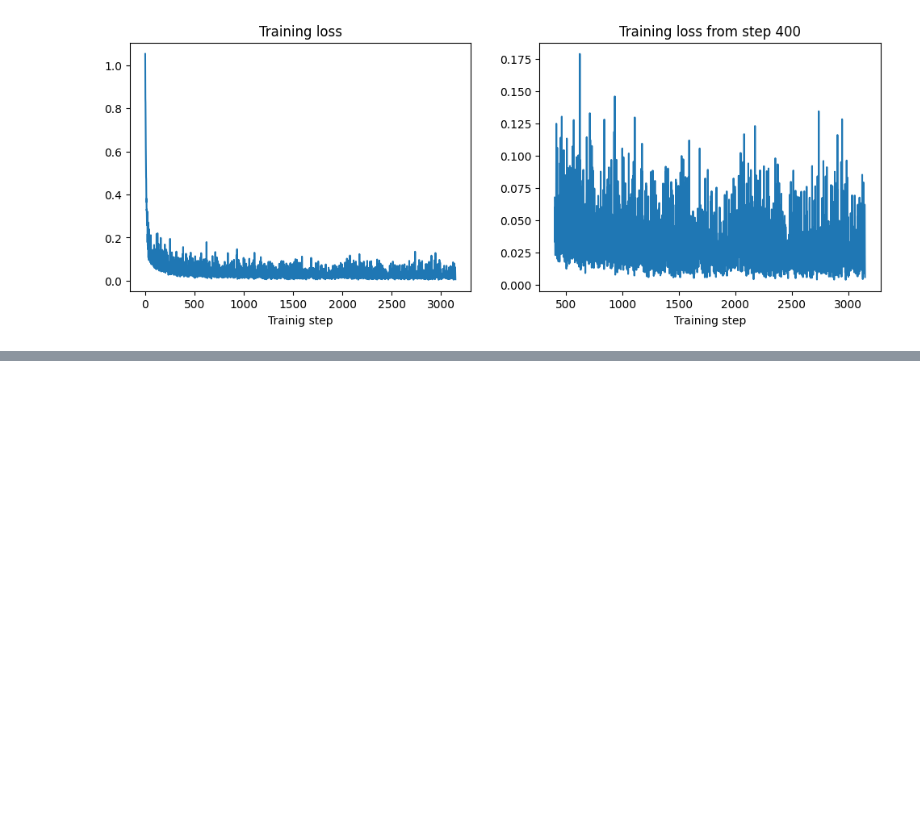
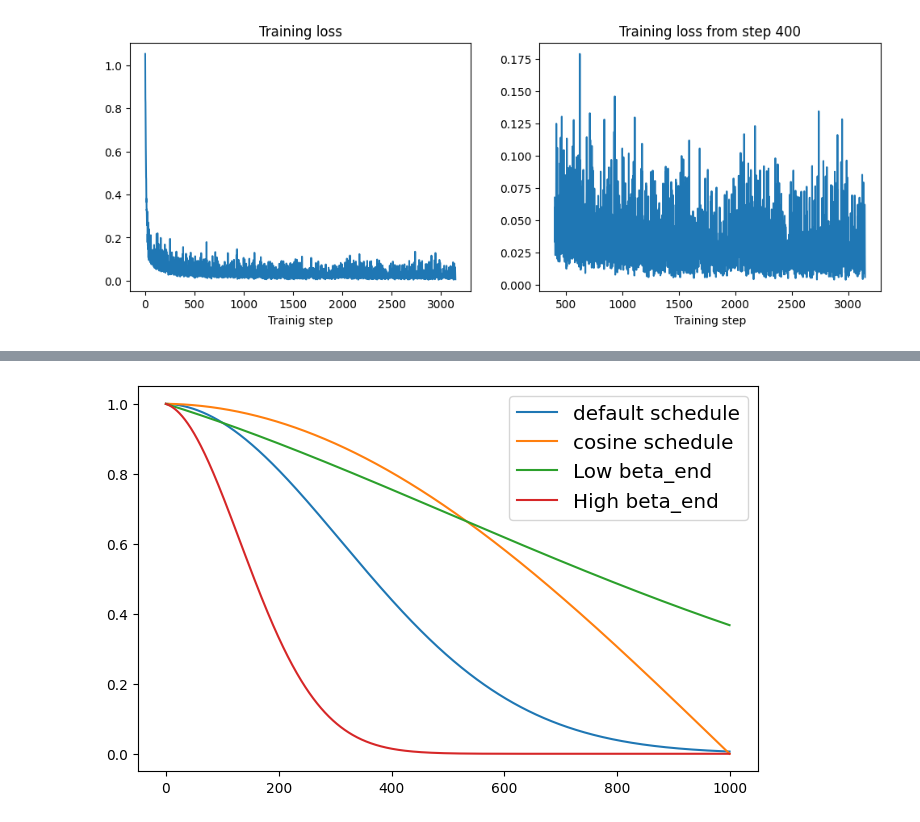
Before and after one commit to hyakuroume/Generative_AI, a Jupyter notebook: 04_diffusion_model.ipynb, the cells around one changed output, grey strips where cells are left out. Saved outputs shown, nothing was run; the diff lists cells and outputs as text; code cells hidden in the pictures; blank space fills up the shorter version.

```diff
--- a/04_diffusion_model.ipynb
+++ b/04_diffusion_model.ipynb
@@ -289,0 +314,33 @@ show_images((noised_x * 0.5 + 0.5).clip(0, 1))
+# %%
+# DDPMSchedulerのパラメータとβスケジュールを変えることによる比較
+fig, (ax) = plt.subplots(1, 1, figsize=(8, 5))
+
+plot_scheduler(
+    DDPMScheduler(beta_schedule="linear"),
+    label = "default schedule",
+    ax=ax,
+    plot_both=False
+)
+
+plot_scheduler(
+    DDPMScheduler(beta_schedule="squaredcos_cap_v2"),
+    label = "cosine schedule",
+    ax=ax,
+    plot_both=False
+)
+
+plot_scheduler(
+    DDPMScheduler(beta_start=0.001, beta_end=0.003, beta_schedule="linear"),
+    label = "Low beta_end",
+    ax=ax,
+    plot_both=False
+)
+
+plot_scheduler(
+    DDPMScheduler(beta_start=0.001, beta_end=0.1, beta_schedule="linear"),
+    label = "High beta_end",
+    ax=ax,
+    plot_both=False
+)
+# %% [output]
+[figure, added]
```
Also changed, not shown: parts of 7 cells of this notebook.
